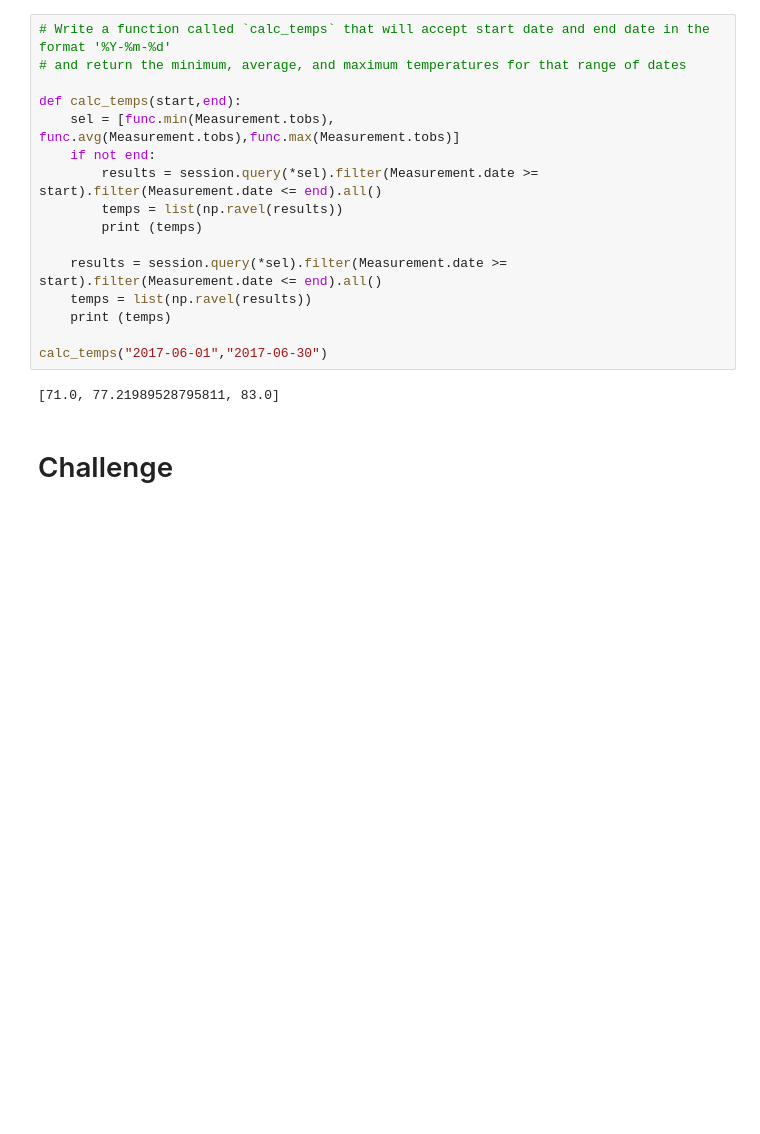
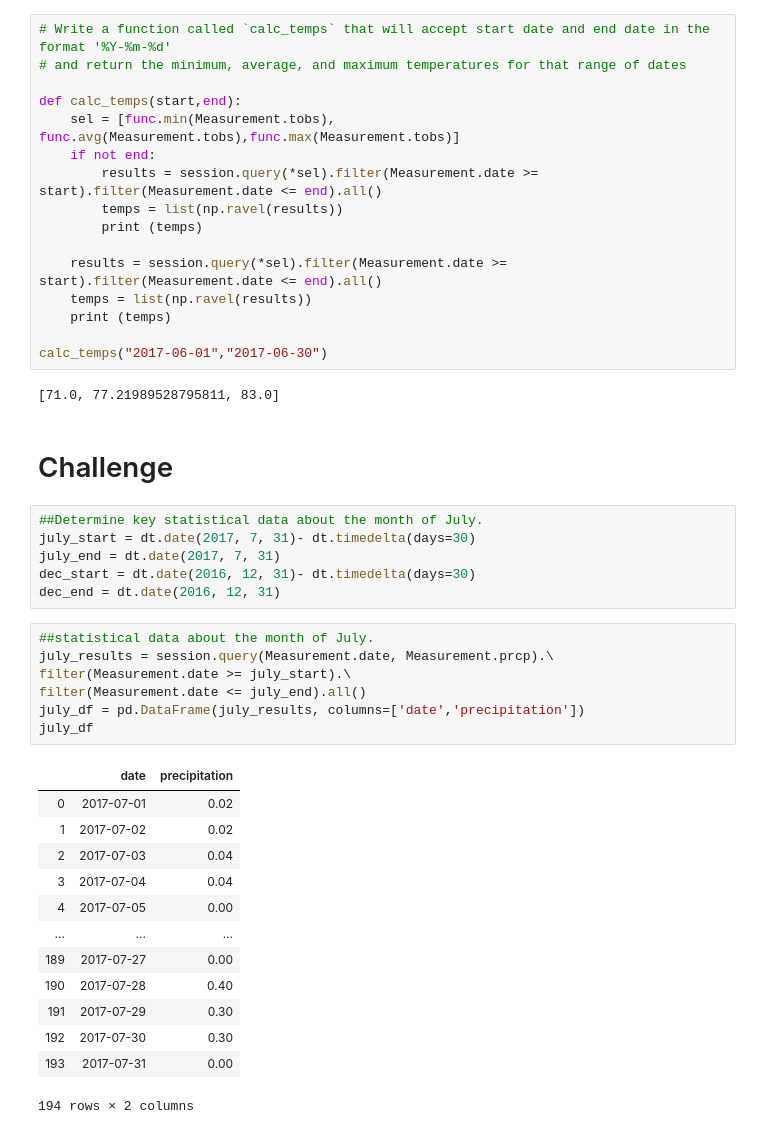
Before and after one commit to fredo1977/surfs_up, a Jupyter notebook: climate_analysis.ipynb, the cells around one changed output. Saved outputs shown, nothing was run; the diff lists cells and outputs as text; blank space fills up the shorter version.

```diff
--- a/climate_analysis.ipynb
+++ b/climate_analysis.ipynb
@@ -167,3 +168,30 @@ calc_temps("2017-06-01","2017-06-30")
 [71.0, 77.21989528795811, 83.0]
 # %% [markdown]
 # Challenge
+# %%
+##Determine key statistical data about the month of July.
+july_start = dt.date(2017, 7, 31)- dt.timedelta(days=30)
+july_end = dt.date(2017, 7, 31)
+dec_start = dt.date(2016, 12, 31)- dt.timedelta(days=30)
+dec_end = dt.date(2016, 12, 31)
+# %%
+##statistical data about the month of July.
+july_results = session.query(Measurement.date, Measurement.prcp).\
+filter(Measurement.date >= july_start).\
+filter(Measurement.date <= july_end).all()
+july_df = pd.DataFrame(july_results, columns=['date','precipitation'])
+july_df
+# %% [output]
+|  | date | precipitation |
+| 0 | 2017-07-01 | 0.02 |
+| 1 | 2017-07-02 | 0.02 |
+| 2 | 2017-07-03 | 0.04 |
+| 3 | 2017-07-04 | 0.04 |
+| 4 | 2017-07-05 | 0.00 |
+| ... | ... | ... |
+| 189 | 2017-07-27 | 0.00 |
+| 190 | 2017-07-28 | 0.40 |
+| 191 | 2017-07-29 | 0.30 |
+| 192 | 2017-07-30 | 0.30 |
+| 193 | 2017-07-31 | 0.00 |
+194 rows × 2 columns
```
Also changed, not shown: parts of 10 cells of this notebook.
